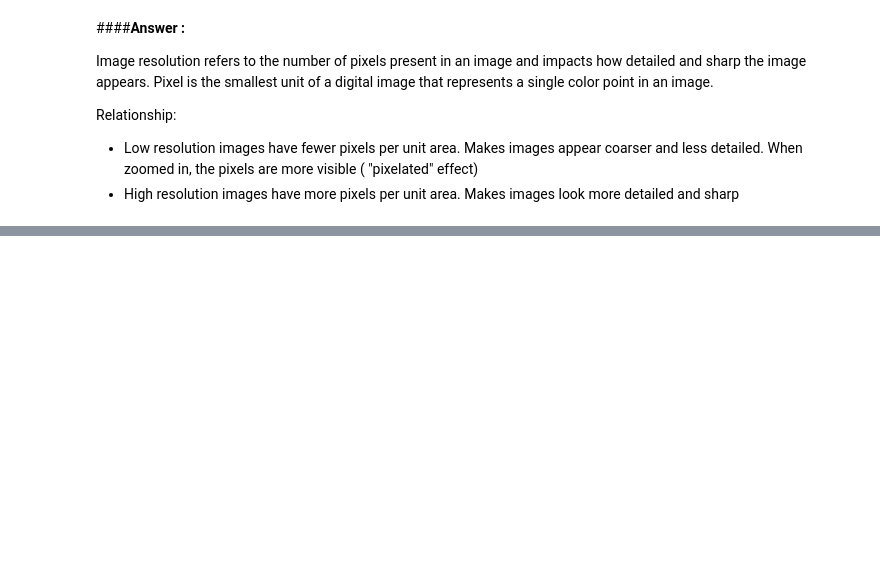
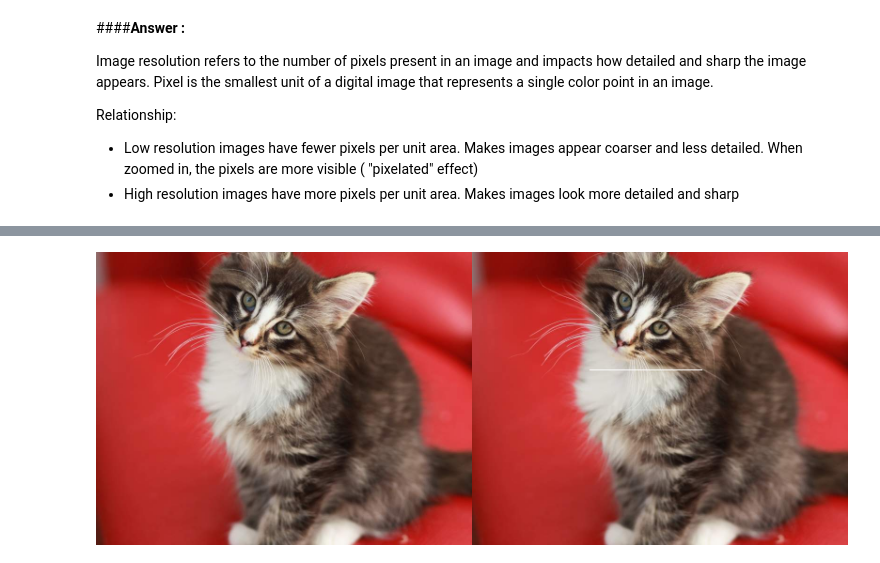
Before and after one commit to frcaulia/dicv_odd_2023, a Jupyter notebook: Week1.ipynb, the cells around one changed output, grey strips where cells are left out. Saved outputs shown, nothing was run; the diff lists cells and outputs as text; code cells hidden in the pictures; blank space fills up the shorter version.

```diff
--- a/Week1.ipynb
+++ b/Week1.ipynb
@@ -146,0 +174,18 @@ Relationship:
+# %%
+image_2 = cv.cvtColor(image, cv.COLOR_BGR2RGB)
+image_3 = cv.cvtColor(image, cv.COLOR_BGR2RGB)
+
+line_length = 120
+middle_y = 125
+
+# Set the positions
+start_x = 125
+end_x = start_x + line_length
+
+# Draw a short horizontal line
+image_3[middle_y, start_x:end_x] = [255, 255, 255]
+
+final_frame = cv.hconcat((image_2, image_3))
+cv2_imshow(final_frame)
+# %% [output]
+[figure, added]
```
Also changed, not shown: parts of 7 cells of this notebook.
